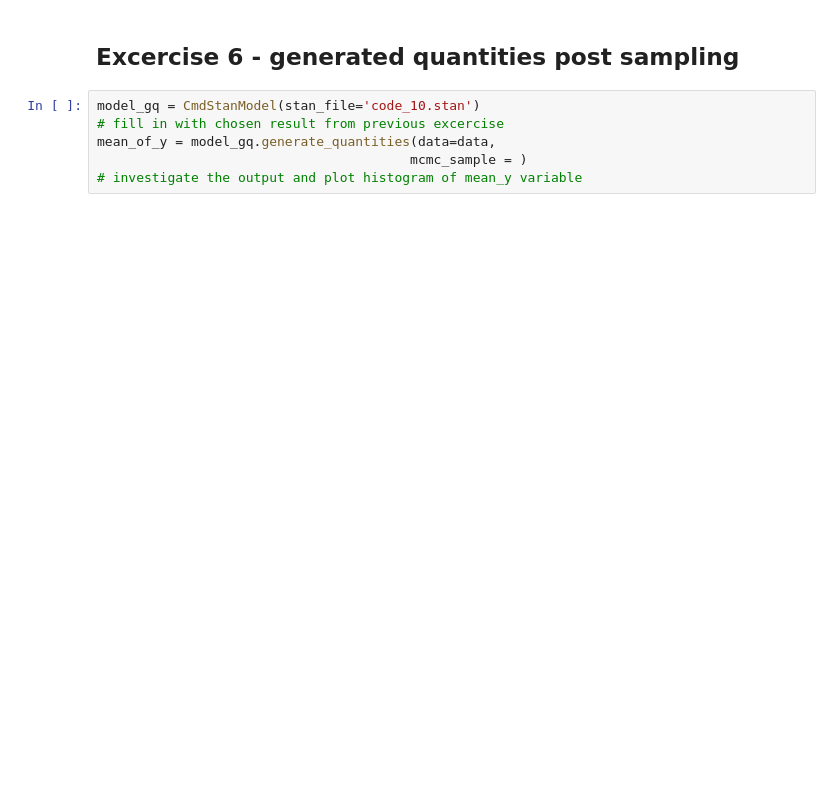
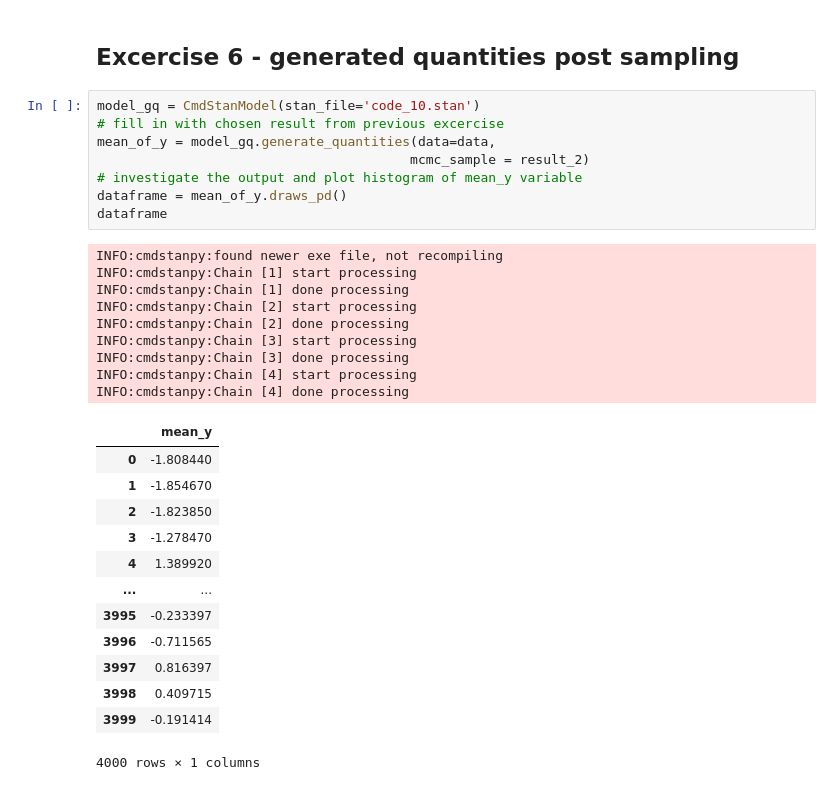
Before and after one commit to MiloszBlachowiak/Data_Analytics_LAB, a Jupyter notebook: Lab2/lab2.ipynb, the cells around one changed output. Saved outputs shown, nothing was run; the diff lists cells and outputs as text; blank space fills up the shorter version.

```diff
--- a/Lab2/lab2.ipynb
+++ b/Lab2/lab2.ipynb
@@ -277,6 +320,31 @@ plt.show()
 # %%
 model_gq = CmdStanModel(stan_file='code_10.stan')
 # fill in with chosen result from previous excercise
 mean_of_y = model_gq.generate_quantities(data=data,
-                                        mcmc_sample = )
+                                        mcmc_sample = result_2)
 # investigate the output and plot histogram of mean_y variable
+dataframe = mean_of_y.draws_pd()
+dataframe
+# %% [output]
+INFO:cmdstanpy:found newer exe file, not recompiling
+INFO:cmdstanpy:Chain [1] start processing
+INFO:cmdstanpy:Chain [1] done processing
+INFO:cmdstanpy:Chain [2] start processing
+INFO:cmdstanpy:Chain [2] done processing
+INFO:cmdstanpy:Chain [3] start processing
+INFO:cmdstanpy:Chain [3] done processing
+INFO:cmdstanpy:Chain [4] start processing
+INFO:cmdstanpy:Chain [4] done processing
+|  | mean_y |
+| 0 | -1.808440 |
+| 1 | -1.854670 |
+| 2 | -1.823850 |
+| 3 | -1.278470 |
+| 4 | 1.389920 |
+| ... | ... |
+| 3995 | -0.233397 |
+| 3996 | -0.711565 |
+| 3997 | 0.816397 |
+| 3998 | 0.409715 |
+| 3999 | -0.191414 |
+4000 rows × 1 columns
```
Also changed, not shown: parts of 16 cells of this notebook, 27 other files.
